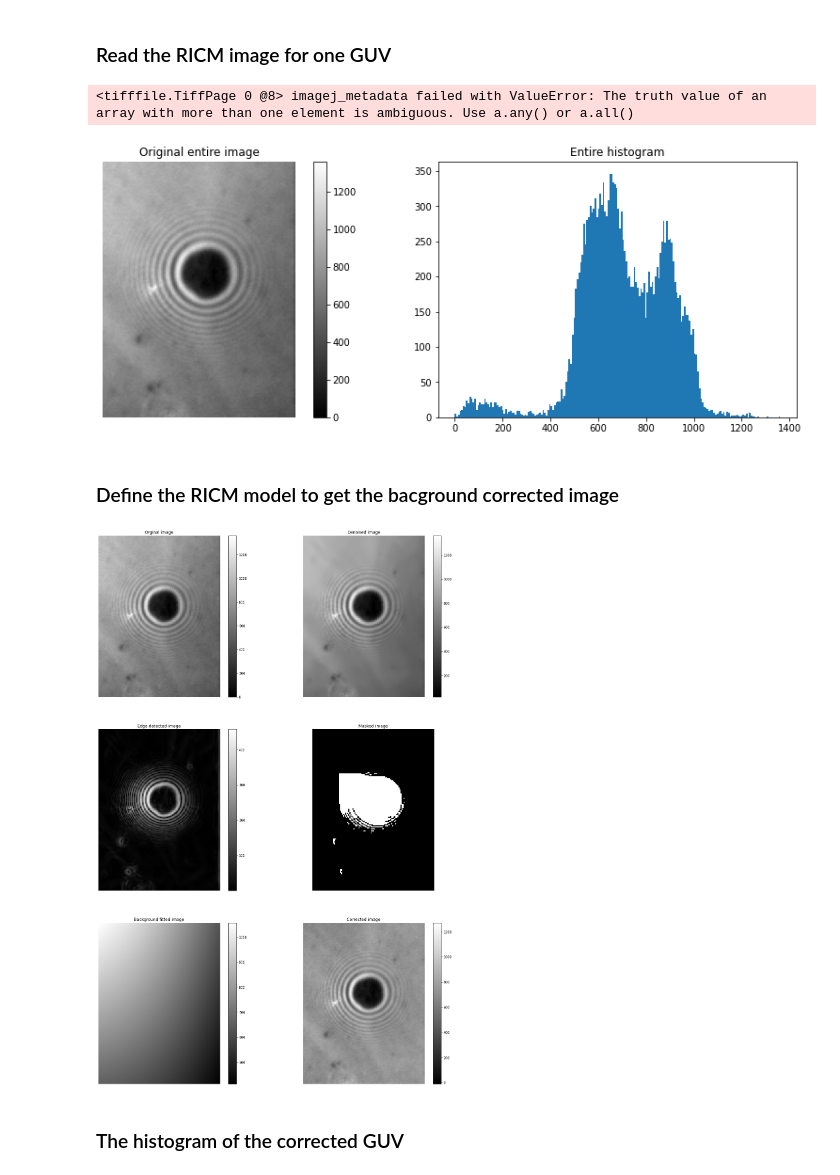
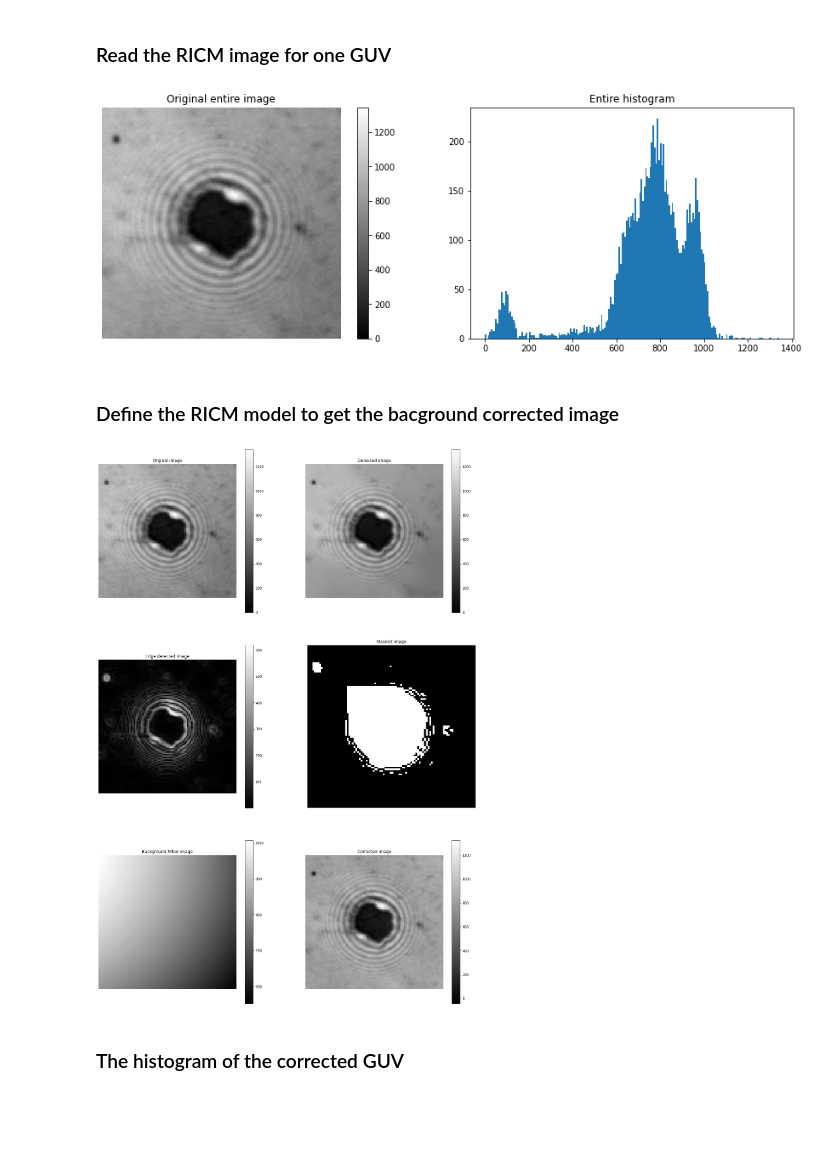
Before and after one commit to ahmed344/RICM-vesicles2, a Jupyter notebook: Area_curves.ipynb, the cells around one changed output. Saved outputs shown, nothing was run; the diff lists cells and outputs as text; code cells hidden in the pictures; blank space fills up the shorter version.

Commit message:
modify the plot

```diff
--- a/Area_curves.ipynb
+++ b/Area_curves.ipynb
@@ -41,29 +41,28 @@ GUV = 1
 ### Read the RICM image for one GUV
 # %%
 # Read the image
-guv = io.imread(f"Data/{EXPERIMENT}/data/{DATA}-{GUV}.tif")[:4110]
+guv = io.imread(f"Data/{EXPERIMENT}/data/{DATA}-{GUV}.tif")[:]
 
 # Subtract the base line
 guv = guv - guv[400:450].mean(axis = 0).min()
 
 # Take the average
 guv_avg = guv[400:450].mean(axis = 0)
 
 # display the image and it's histogram
 plt.figure(figsize=(15,5))
 
 plt.subplot(121)
 plt.axis('off')
 plt.title('Original entire image')
 plt.imshow(guv_avg, cmap = "gray")
 plt.colorbar()
 
 plt.subplot(122)
 plt.title('Entire histogram')
 plt.hist(guv_avg.ravel(), bins = 200);
 # %% [output]
-<tifffile.TiffPage 0 @8> imagej_metadata failed with ValueError: The truth value of an array with more than one element is ambiguous. Use a.any() or a.all()
-[figure, old version]
+[figure, new version]
 # %% [markdown]
 ### Define the RICM model to get the bacground corrected image
 # %%
@@ -108,7 +107,7 @@ plt.title('Corrected image')
 plt.imshow(ricm.correct() , cmap = 'gray')
 plt.colorbar();
 # %% [output]
-[figure, old version]
+[figure, new version]
 # %% [markdown]
 ### The histogram of the corrected GUV
 # %%
```
Also changed, not shown: parts of 5 cells of this notebook.
